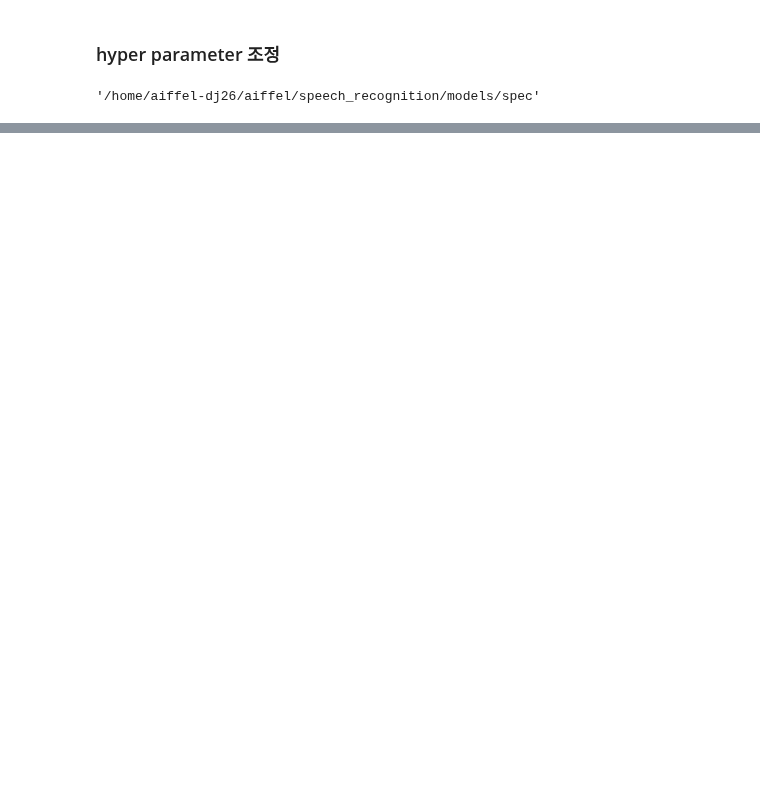
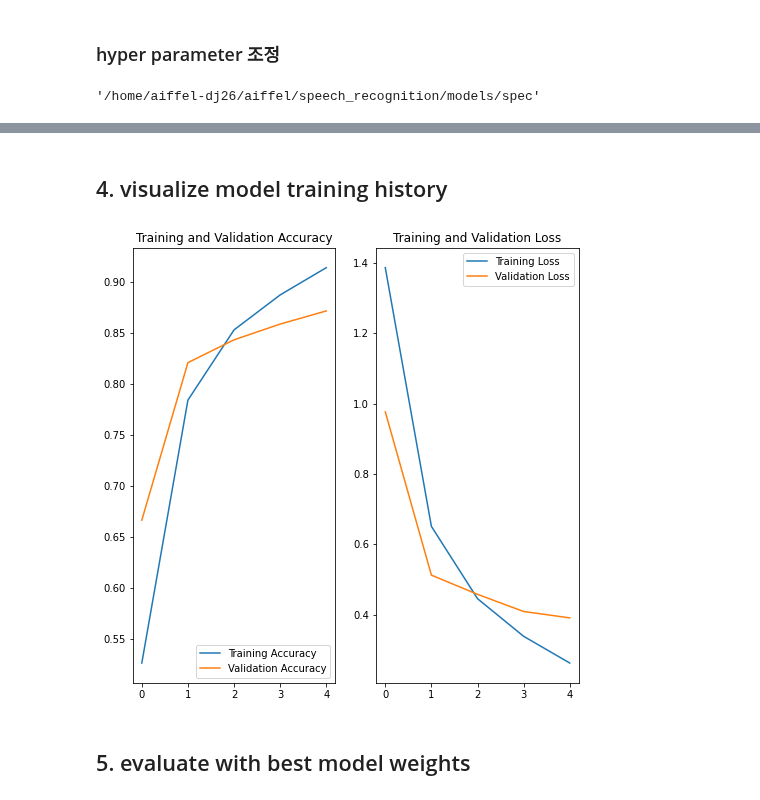
Before and after one commit to miinkang/AI_Project_AIFFEL, a Jupyter notebook: [E-05]spectrogram_classification.ipynb, the cells around one changed output, grey strips where cells are left out. Saved outputs shown, nothing was run; the diff lists cells and outputs as text; code cells hidden in the pictures; blank space fills up the shorter version.

```diff
--- a/[E-05]spectrogram_classification.ipynb
+++ b/[E-05]spectrogram_classification.ipynb
@@ -401,0 +451,3 @@ def wav2spec(wav, fft_size=258): # spectrogram shape을 맞추기위해서 size
+# %%
+len_train_spec = len(train_spec)
+len_test_spec = len(test_spec)
@@ -532,0 +567,19 @@ TypeError: in user code:
+# %%
+optimizer=tf.keras.optimizers.Adam(1e-4)
+model_spec.compile(loss=tf.keras.losses.CategoricalCrossentropy(from_logits=True),
+             optimizer=optimizer,
+             metrics=['accuracy'])
+# %%
+cp_callback = tf.keras.callbacks.ModelCheckpoint(checkpoint_dir,
+                                                 save_weights_only=True,
+                                                 monitor='val_loss',
+                                                 mode='auto',
+                                                 save_best_only=True,
+                                                 verbose=1)
+# %%
+history_spec = model_spec.fit(train_dataset, epochs=max_epochs,
+                    steps_per_epoch= len_train_spec // batch_size,
+                    validation_data=test_dataset,
+                    validation_steps= len_test_spec // batch_size,
+                    callbacks=[cp_callback]
+                    )
@@ -532,0 +602,28 @@ TypeError: in user code:
+# %% [markdown]
+## 4. visualize model training history
+# %%
+acc = history_spec.history['accuracy']
+val_acc = history_spec.history['val_accuracy']
+
+loss=history_spec.history['loss']
+val_loss=history_spec.history['val_loss']
+
+epochs_range = range(len(acc))
+
+plt.figure(figsize=(8, 8))
+plt.subplot(1, 2, 1)
+plt.plot(epochs_range, acc, label='Training Accuracy')
+plt.plot(epochs_range, val_acc, label='Validation Accuracy')
+plt.legend(loc='lower right')
+plt.title('Training and Validation Accuracy')
+
+plt.subplot(1, 2, 2)
+plt.plot(epochs_range, loss, label='Training Loss')
+plt.plot(epochs_range, val_loss, label='Validation Loss')
+plt.legend(loc='upper right')
+plt.title('Training and Validation Loss')
+plt.show()
+# %% [output]
+[figure, added]
+# %% [markdown]
+## 5. evaluate with best model weights
```
Also changed, not shown: parts of 48 cells of this notebook.
